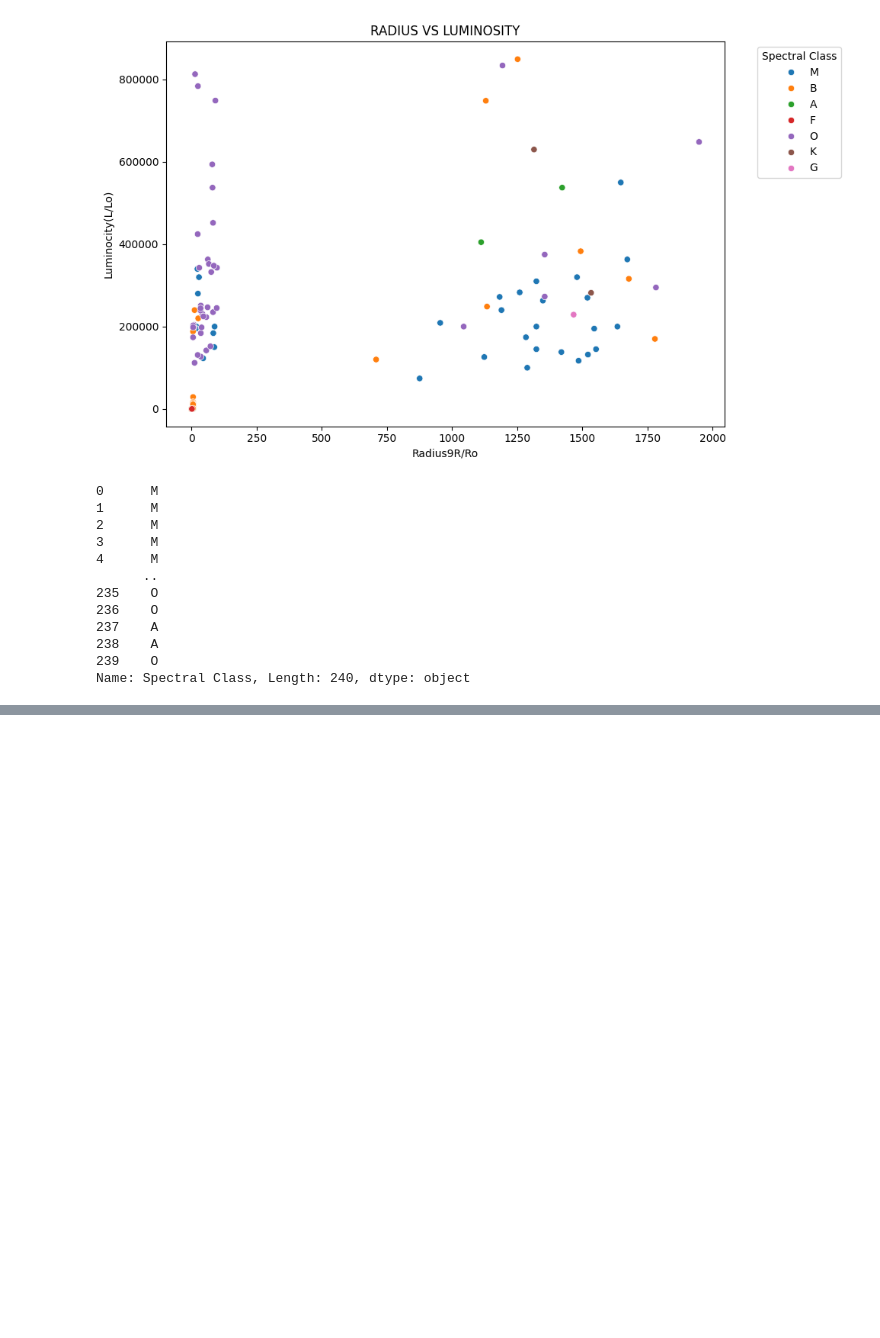
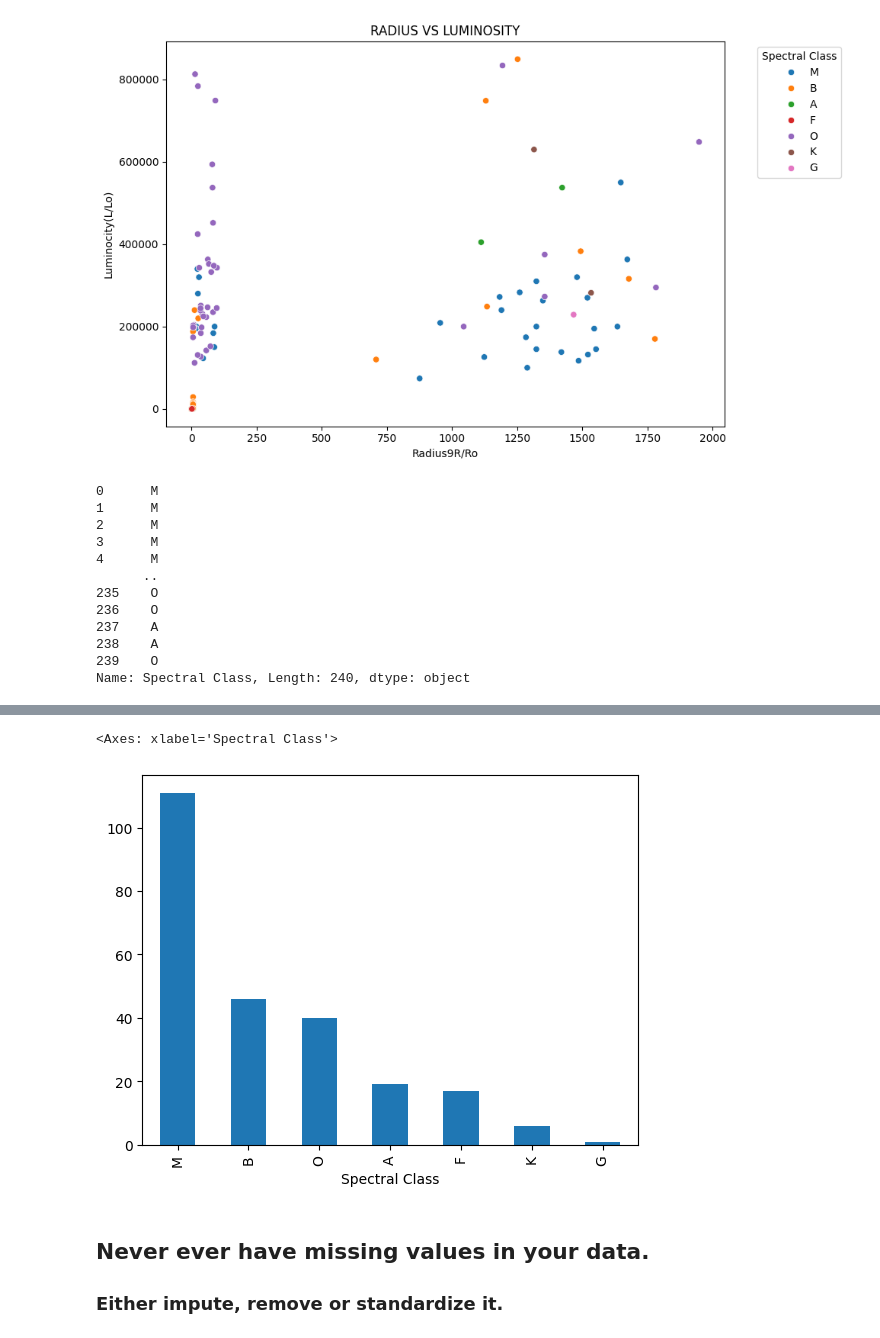
Before and after one commit to intermurphi/astropy, a Jupyter notebook: research/notebook.ipynb, the cells around one changed output, grey strips where cells are left out. Cells and saved outputs as stored; diff of their text form; code cells hidden in the pictures; blank space fills up the shorter version.

```diff
--- a/research/notebook.ipynb
+++ b/research/notebook.ipynb
@@ -2,7 +2,7 @@
 import pandas as pd
 import numpy as np
 # %%
-path = "C:/Users/DIXITA/Desktop/astropy/archive/data.csv"
+path = "/Users/gopalsingh/Desktop/astropy/data/data.csv"
 # %%
 df = pd.read_csv(path)
 # %%
@@ -198,0 +233,8 @@ Name: Spectral Class, Length: 240, dtype: object
+# %%
+df["Spectral Class"].value_counts().plot.bar()
+# %% [output]
+<Axes: xlabel='Spectral Class'>
+[figure, added]
+# %% [markdown]
+## Never ever have missing values in your data.
+### Either impute, remove or standardize it.
```
Also changed, not shown: parts of 6 cells of this notebook, 3 other files.
